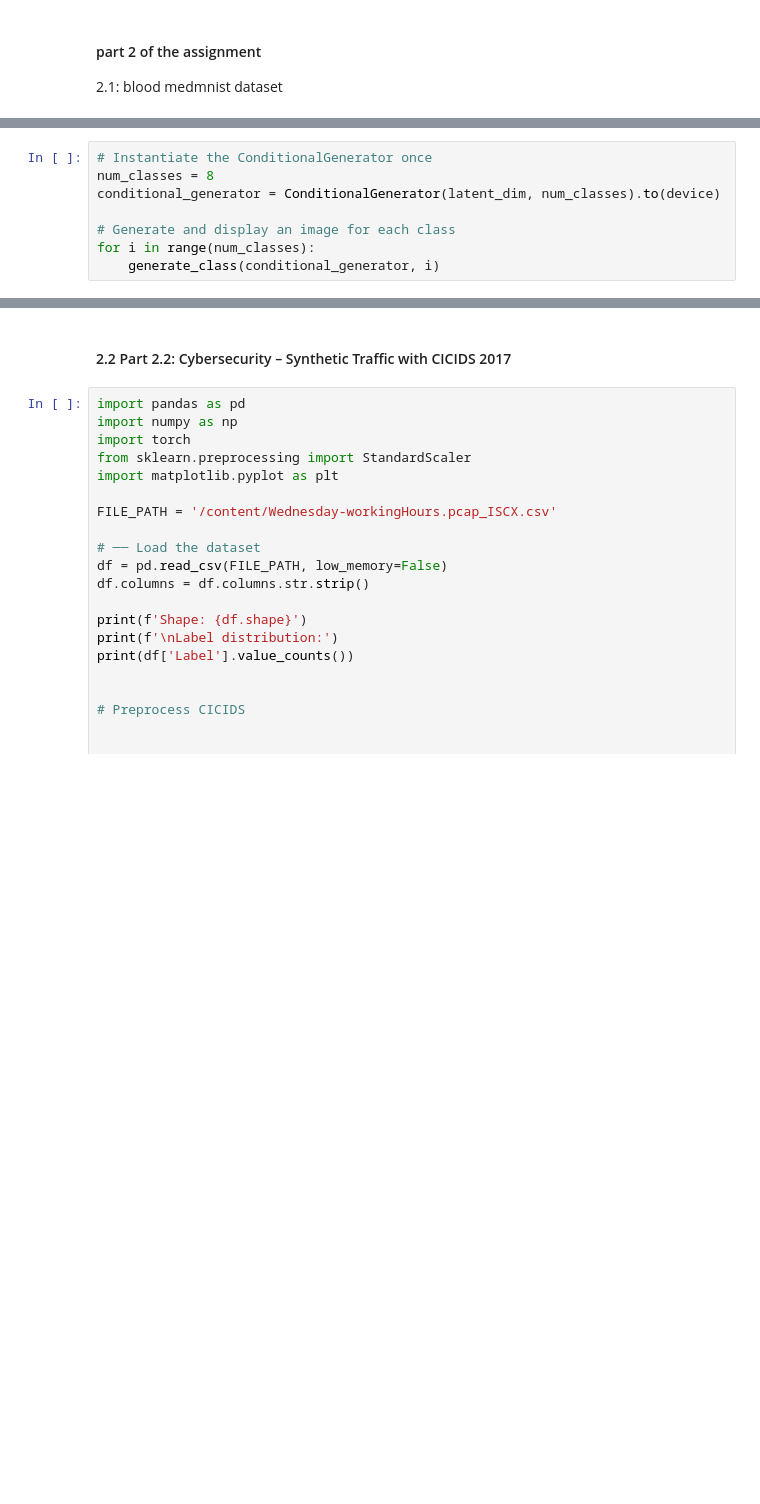
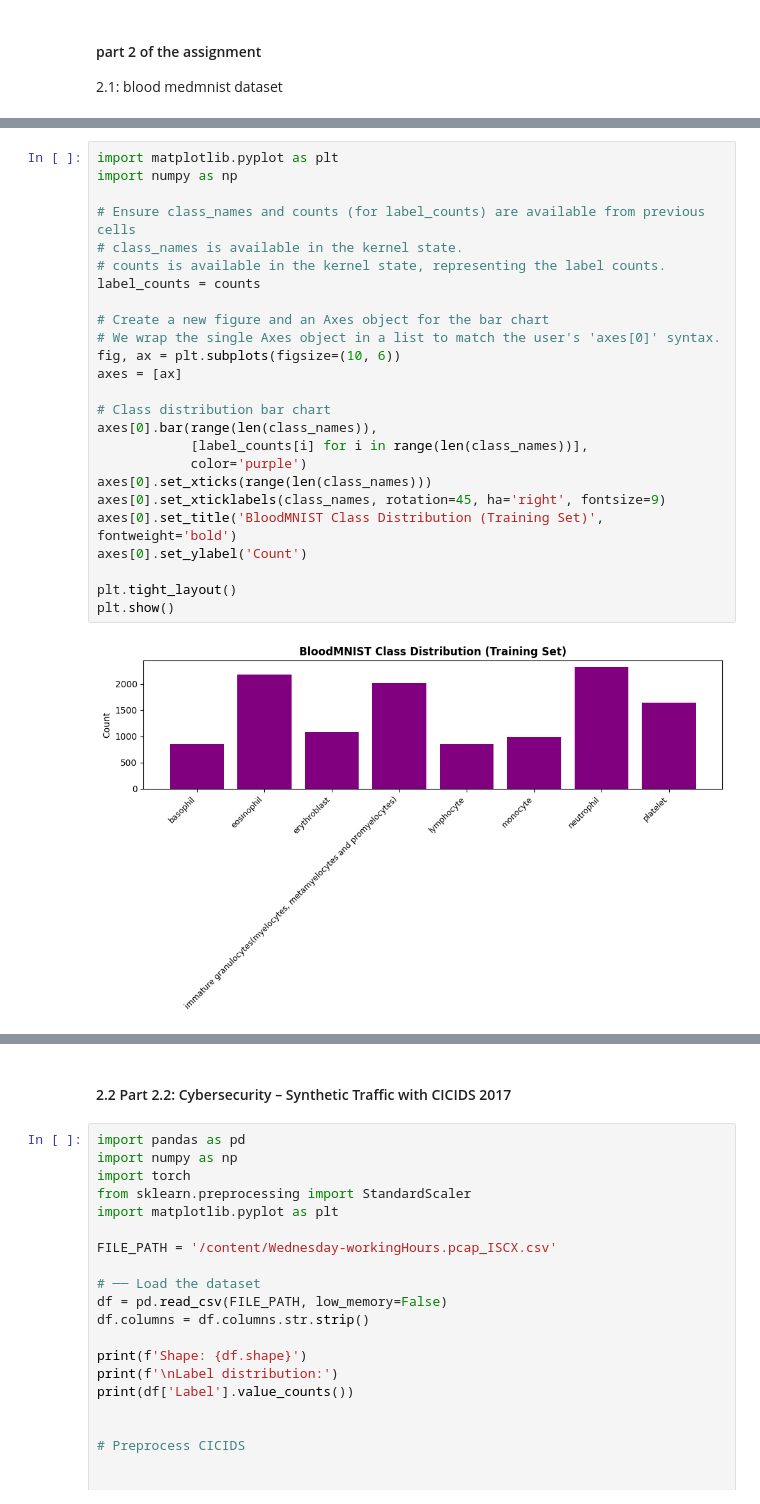
Before and after one commit to meghana2343/datascience, a Jupyter notebook: GANs.ipynb, the cells around one changed output, grey strips where cells are left out. Saved outputs shown, nothing was run; the diff lists cells and outputs as text; blank space fills up the shorter version.

```diff
--- a/GANs.ipynb
+++ b/GANs.ipynb
@@ -626,8 +265,0 @@ generate_class(ConditionalGenerator(latent_dim, num_classes=8).to(device), 0)
-# %%
-# Instantiate the ConditionalGenerator once
-num_classes = 8
-conditional_generator = ConditionalGenerator(latent_dim, num_classes).to(device)
-
-# Generate and display an image for each class
-for i in range(num_classes):
-    generate_class(conditional_generator, i)
@@ -642,0 +308,27 @@ for i in range(num_classes):
+# %%
+import matplotlib.pyplot as plt
+import numpy as np
+
+# Ensure class_names and counts (for label_counts) are available from previous cells
+# class_names is available in the kernel state.
+# counts is available in the kernel state, representing the label counts.
+label_counts = counts
+
+# Create a new figure and an Axes object for the bar chart
+# We wrap the single Axes object in a list to match the user's 'axes[0]' syntax.
+fig, ax = plt.subplots(figsize=(10, 6))
+axes = [ax]
+
+# Class distribution bar chart
+axes[0].bar(range(len(class_names)),
+            [label_counts[i] for i in range(len(class_names))],
+            color='purple')
+axes[0].set_xticks(range(len(class_names)))
+axes[0].set_xticklabels(class_names, rotation=45, ha='right', fontsize=9)
+axes[0].set_title('BloodMNIST Class Distribution (Training Set)', fontweight='bold')
+axes[0].set_ylabel('Count')
+
+plt.tight_layout()
+plt.show()
+# %% [output]
+[figure, added]
```
Also changed, not shown: parts of 30 cells of this notebook.
